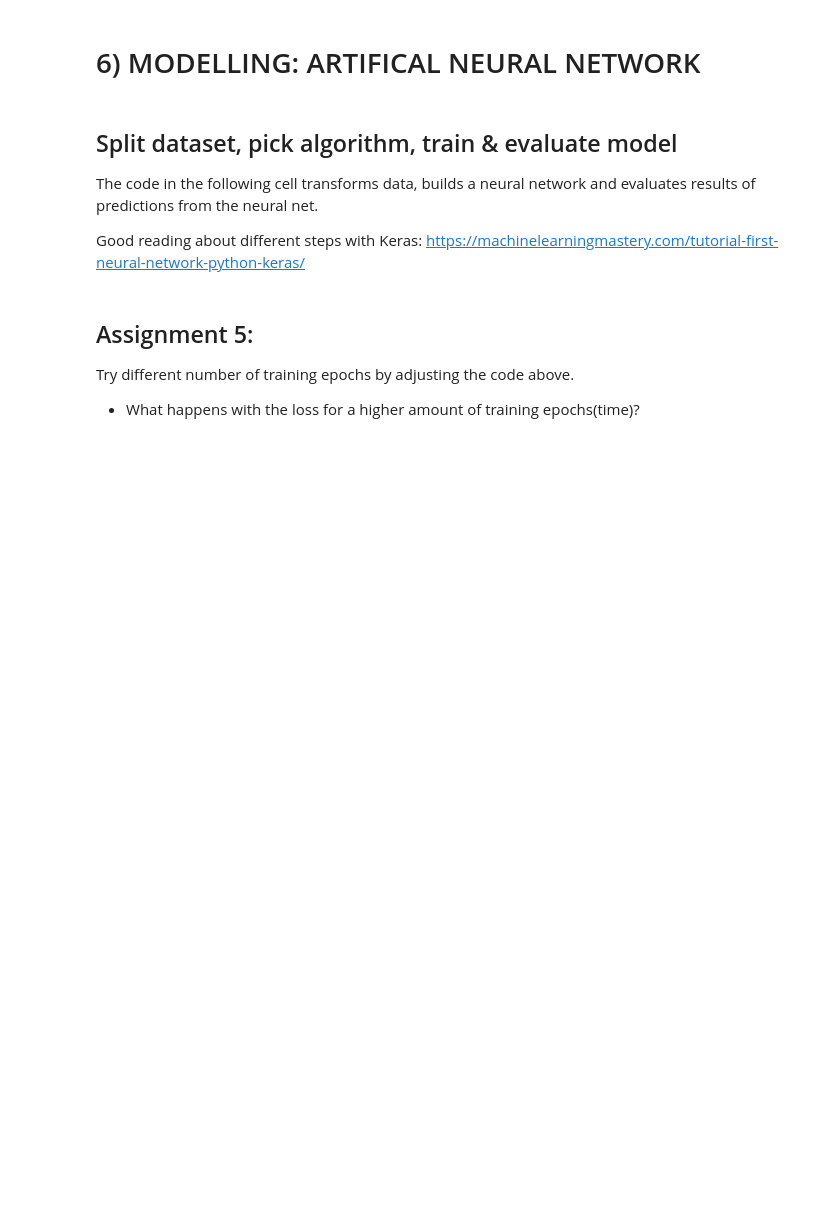
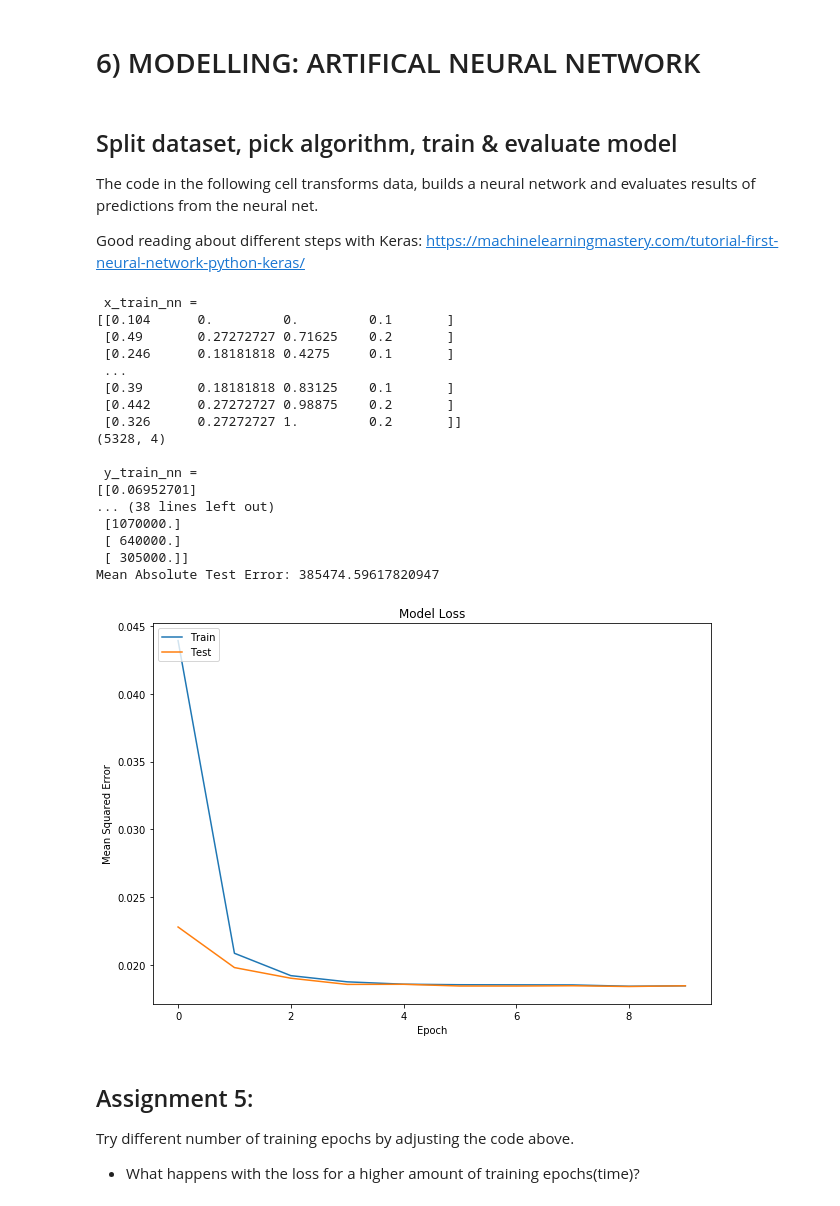
Before and after one commit to NordAxon/ai-for-leaders, a Jupyter notebook: ai_course_house_prices_3.ipynb, the cells around one changed output. Cells and saved outputs as stored; diff of their text form; code cells hidden in the pictures; blank space fills up the shorter version.

```diff
--- a/ai_course_house_prices_3.ipynb
+++ b/ai_course_house_prices_3.ipynb
@@ -372,8 +491,8 @@ https://machinelearningmastery.com/tutorial-first-neural-network-python-keras/
 # seed(1)
 # Filter out the wanted columns
 
-def run_neural_network(x, y):
-    x_train_nn, x_test_nn, y_train_nn, y_test_nn = train_test_split(x, y, test_size=0.5)
+def run_neural_network(x, y, n_epochs=10, layer_list=[100,20]):
+    x_train_nn, x_test_nn, y_train_nn, y_test_nn = train_test_split(x, y, train_size=0.5, test_size=0.5)
 
     # Scale the data
     scaler = MinMaxScaler()
@@ -383,24 +502,29 @@ def run_neural_network(x, y):
     y_test_nn= scaler.transform(y_test_nn.values.reshape(len(y_test_nn),1))
 
     print (' x_train_nn = ')
-    print x_train_nn
-    print x_train_nn.shape
+    print (x_train_nn)
+    print (x_train_nn.shape)
 
     print ('\n y_train_nn = ')
-    print y_train_nn
-    print y_train_nn.shape
+    print (y_train_nn)
+    print (y_train_nn.shape)
 
 
-    # Define the NN structure (with Keras): 3 layers with (100,20,0) neurons, train.shape[1] input variables
+    # Define the NN structure (with Keras): 3 layers with (100,20,1) neurons, train.shape[1] input variables
     model = Sequential()
-    model.add(Dense(100, input_dim=x_train_nn.shape[1], activation='relu'))
-    model.add(Dense(20, activation='relu'))
+    model.add(Dense(layer_list[0], input_dim=x_train_nn.shape[1], activation='relu'))
+    for layer_size in layer_list[1:]:
+        model.add(Dense(layer_size, activation='relu'))
     model.add(Dense(1, activation='linear'))
+
+    # Plot model summary
+    print(model.summary())
+
     # Compile model
     model.compile(loss='mse', optimizer='adam', metrics=['mean_squared_error', 'mean_absolute_error'])
 
     # Train the model
-    history = model.fit(x_train_nn, y_train_nn, epochs=10, verbose=0, validation_data=(x_test_nn, y_test_nn))
+    history = model.fit(x_train_nn, y_train_nn, epochs=n_epochs, verbose=0, validation_data=(x_test_nn, y_test_nn))
 
     # Make a prediction
     y_pred_nn = model.predict(x_test_nn)[:,0]
@@ -410,9 +534,9 @@ def run_neural_network(x, y):
     y_test_nn = scaler.inverse_transform(y_test_nn)
 
     print ('\n y_pred_nn = ')
-    print y_pred_nn
+    print (y_pred_nn)
     print ('\n y_test_nn = ')
-    print y_test_nn
+    print (y_test_nn)
 
     # Evaluate results
     mean_error = (pd.Series(y_pred_nn[:,0]) - y_test_nn[:,0]).abs().mean()
@@ -430,11 +554,30 @@ def run_neural_network(x, y):
 # %%
 # Pick in-variables i.e. features
 features_input_list = ['BuildingArea', 'Rooms', 'Landsize', 'Car']
 x = housing_clipped_l[features_input_list]
 y = housing_clipped_l['Price']
 
 # Call/execute neural network
-run_neural_network(x,y)
+run_neural_network(x,y, 10, [5, 2])
+# %% [output]
+ x_train_nn =
+[[0.104      0.         0.         0.1       ]
+ [0.49       0.27272727 0.71625    0.2       ]
+ [0.246      0.18181818 0.4275     0.1       ]
+ ...
+ [0.39       0.18181818 0.83125    0.1       ]
+ [0.442      0.27272727 0.98875    0.2       ]
+ [0.326      0.27272727 1.         0.2       ]]
+(5328, 4)
+
+ y_train_nn =
+[[0.06952701]
+... (38 lines left out)
+ [1070000.]
+ [ 640000.]
+ [ 305000.]]
+Mean Absolute Test Error: 385474.59617820947
+[figure, added]
 # %% [markdown]
 ## Assignment 5:
 Try different number of training epochs by adjusting the code above.
```
Also changed, not shown: parts of 25 cells of this notebook.
